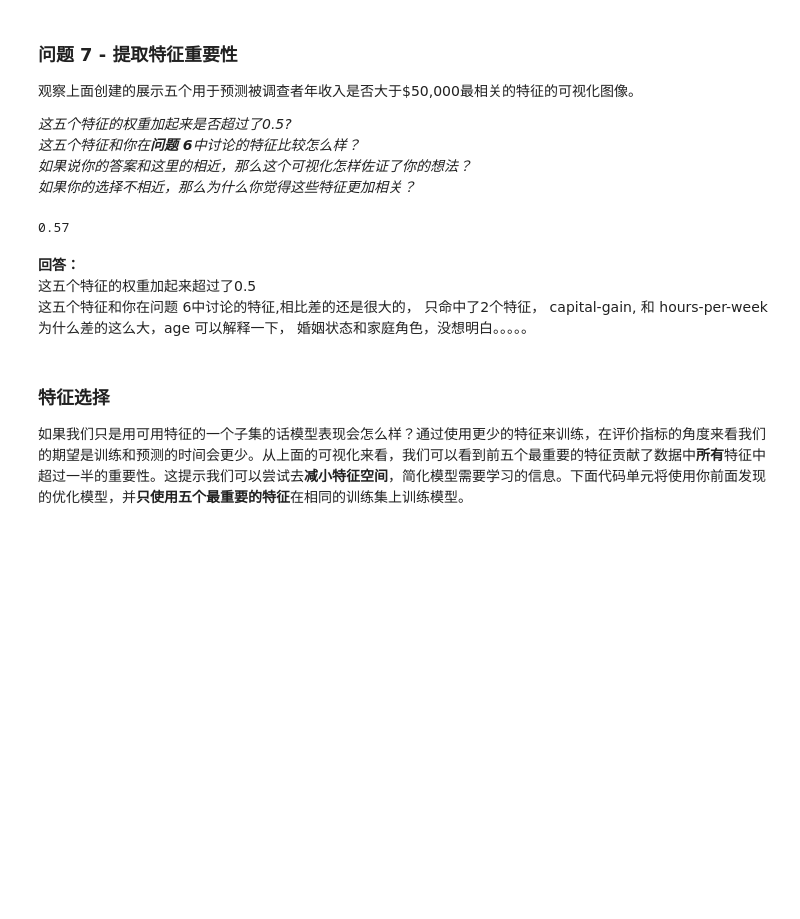
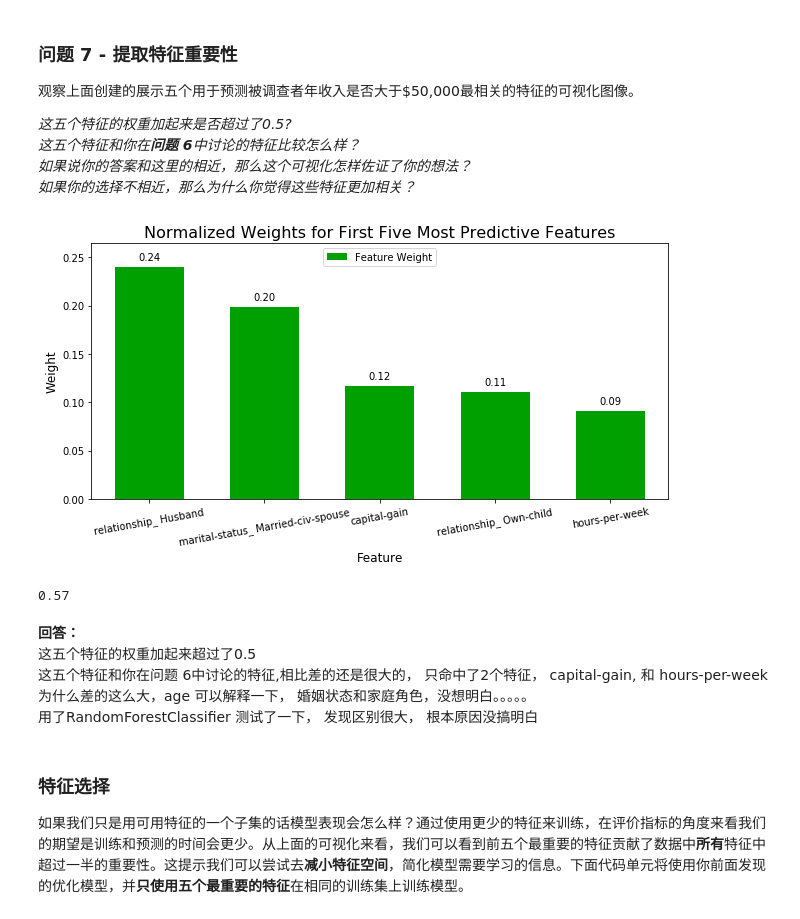
Before and after one commit to zhglinux/MachineLearning, a Jupyter notebook: finding_donors-master/finding_donors.ipynb, the cells around one changed output. Cells and saved outputs as stored; diff of their text form; code cells hidden in the pictures; blank space fills up the shorter version.

```diff
--- a/finding_donors-master/finding_donors.ipynb
+++ b/finding_donors-master/finding_donors.ipynb
@@ -677,6 +714,16 @@ _这五个特征的权重加起来是否超过了0.5?_<br>
 _这五个特征和你在**问题 6**中讨论的特征比较怎么样？_<br>
 _如果说你的答案和这里的相近，那么这个可视化怎样佐证了你的想法？_<br>
 _如果你的选择不相近，那么为什么你觉得这些特征更加相关？_
+# %%
+#just for test
+from sklearn.ensemble import RandomForestClassifier
+clf =  RandomForestClassifier(max_depth=2, random_state=0)
+model =  clf.fit(X_train,y_train)
+importances = model.feature_importances_
+# 绘图
+vs.feature_plot(importances, X_train, y_train)
+# %% [output]
+[figure, added]
 # %%
 num = 0.23 + 0.13+ 0.08 +0.08 + 0.05
 print num
@@ -687,6 +734,7 @@ print num
 这五个特征的权重加起来超过了0.5
 这五个特征和你在问题 6中讨论的特征,相比差的还是很大的， 只命中了2个特征， capital-gain, 和 hours-per-week
 为什么差的这么大，age 可以解释一下， 婚姻状态和家庭角色，没想明白。。。。。
+用了RandomForestClassifier 测试了一下， 发现区别很大， 根本原因没搞明白
 # %% [markdown]
 ### 特征选择
 
```
Also changed, not shown: parts of 15 cells of this notebook.
